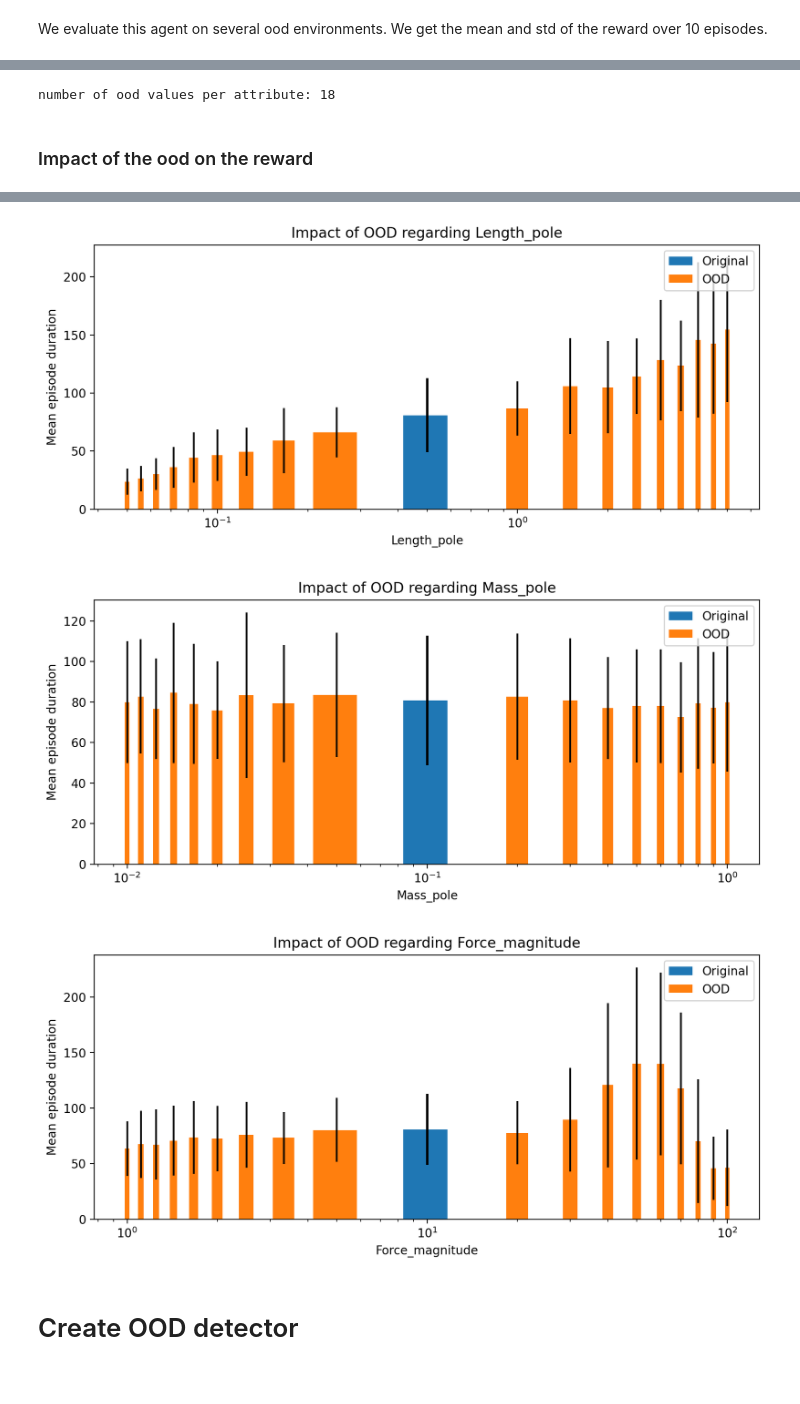
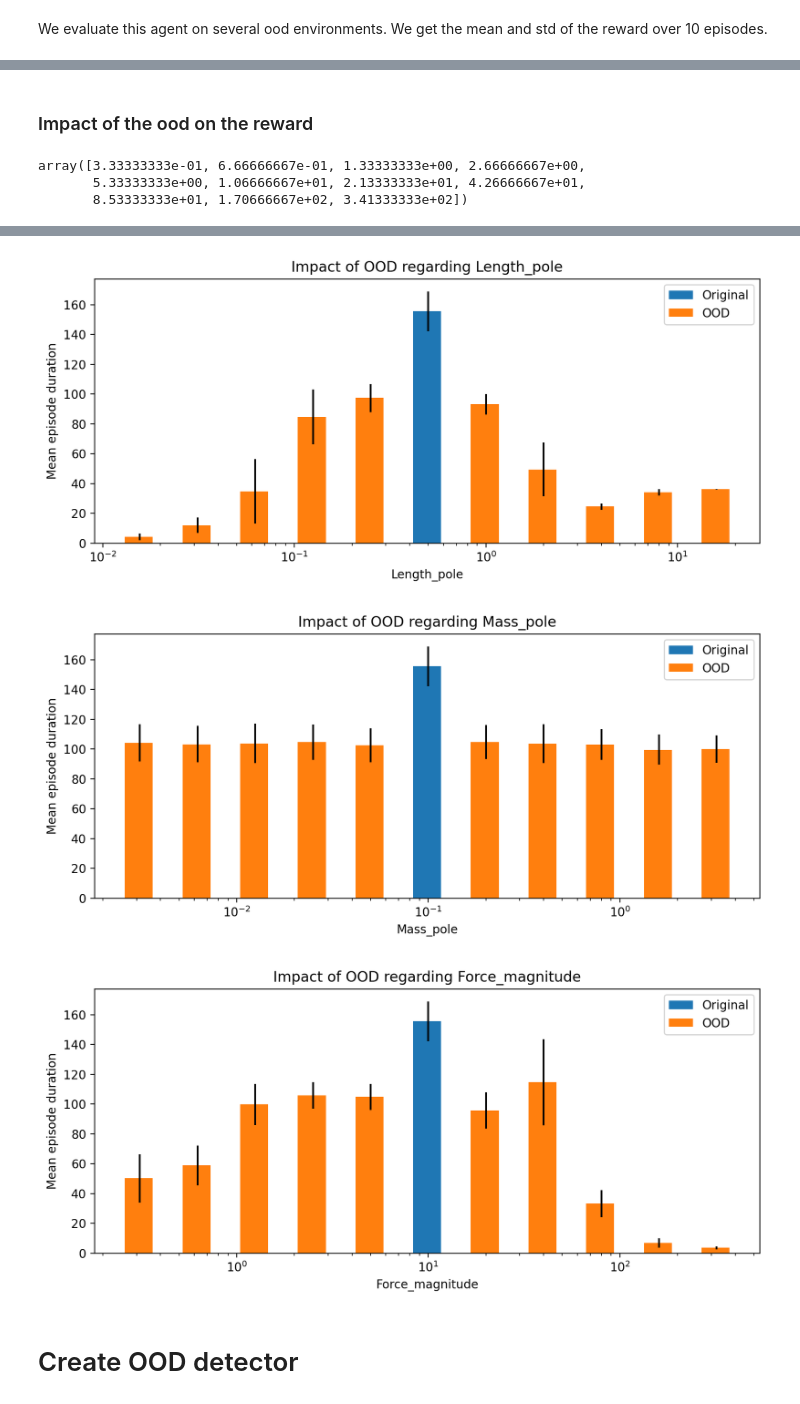
Before and after one commit to ArnaudGardille/RL-OOD-detection, a Jupyter notebook: RL_OOD_detection.ipynb, the cells around one changed output, grey strips where cells are left out. Drawn from its saved outputs; the diff is of its cells as text; code cells hidden in the pictures.

```diff
--- a/RL_OOD_detection.ipynb
+++ b/RL_OOD_detection.ipynb
@@ -15,6 +15,7 @@ default_values
 # %% [markdown]
 Each ood config differs from the defaut environment by only one attribute.
 # %%
+values = create_ood_values(default_values)
 ood_configs = get_ood_configs(default_values, values)
 len(ood_configs)
 # %% [output]
@@ -37,13 +38,16 @@ We train an agent on the original environment, and we evaluate its performances
 # %%
 env = instanciate_cartpole(default_values)
 
-path_agent = path / 'Agents' / 'trained_CartPole_10000'
+path_agent = path / 'Agents' / 'trained_CartPole'
 #if os.path.exists(path_agent):
 #    agent = A2C.load(path_agent)
 #else:
-agent = A2C('MlpPolicy', env)
-agent.learn(10000)
-agent.save(path_agent)
+try:
+    agent = A2C.load(path_agent, env=env)
+except:
+    agent = A2C('MlpPolicy', env)
+    agent.learn(10000)
+    agent.save(path_agent)
 
-evaluate(env, agent, nb_episodes=10, render=False)
+evaluate(env, agent, nb_episodes=10, render=True)
 # %% [output]
@@ -52,7 +56,6 @@ evaluate(env, agent, nb_episodes=10, render=False)
 We evaluate this agent on several ood environments. We get the mean and std of the reward over 10 episodes.
 # %%
 ood_env = instanciate_cartpole(ood_configs[0])
-#agent = A2C.load(path/'Agents'/'CartPole-v1.zip', env=ood_env)
-agent = A2C.load(path/'Agents'/'trained_CartPole_10000', env=ood_env)
+agent = A2C.load(path_agent, env=ood_env)
 evaluate(ood_env, agent, render=False)
 # %% [output]
@@ -65,7 +68,5 @@ evaluate(ood_env, agent, render=False)
 # %%
-print("number of ood values per attribute:", len(values['Gravity']))
+#print("number of ood values per attribute:", len(values['Gravity']))
-# %% [output]
-number of ood values per attribute: 18
 # %% [markdown]
 ### Impact of the ood on the reward
 # %%
@@ -74,7 +75,7 @@ results = {}
 std_results = {}
 
 original_env = instanciate_cartpole(default_values)
-agent = A2C.load(path/'Agents'/'trained_CartPole_10000', env=original_env)
+agent = A2C.load(path_agent, env=original_env)
 original_result, original_std_result = evaluate(original_env, agent, render=False)
 
 for config in tqdm(ood_configs):
@@ -83,12 +84,18 @@ for config in tqdm(ood_configs):
         std_results[config['change']] = []
 
     ood_env = instanciate_cartpole(config)
-    agent = A2C.load(path/'Agents'/'trained_CartPole_10000', env=ood_env)
+    agent = A2C.load(path_agent, env=ood_env)
     mean_reward, std_reward = evaluate(ood_env, agent, nb_episodes=100)
 
     results[config['change']].append(mean_reward)
     std_results[config['change']].append(std_reward)
     #print(config, mean_reward)
+# %%
+width
+# %% [output]
+array([3.33333333e-01, 6.66666667e-01, 1.33333333e+00, 2.66666667e+00,
+       5.33333333e+00, 1.06666667e+01, 2.13333333e+01, 4.26666667e+01,
+       8.53333333e+01, 1.70666667e+02, 3.41333333e+02])
 # %%
 for key in results:
     fig, ax = plt.subplots(figsize=(10, 4), dpi=200)
@@ -98,13 +105,12 @@ for key in results:
     labels.append(default_values[key])
     labels = sorted(labels)
 
-    width = np.array(labels[1:]) - np.array(labels[:-1])
-    width /= 3
+    width = np.array([2**i for i in range(-5, 0)] + [2**i for i in range(1, 5+1)]) #np.array(labels[1:]) - np.array(labels[:-1])
+    width *= default_values[key]/3.0
     #print(width, np.array([width[-1]]))
     #width = np.concatenate((width, np.array([width[-1]])))/ 5
     #print(width)
-    ax.bar(default_values[key], original_result, yerr=original_std_result, width=width, label='Original')
-
+    ax.bar(default_values[key], original_result, yerr=original_std_result, width=default_values[key]/3.0, label='Original')
     ax.bar(values[key], results[key], yerr=std_results[key], width=width, label='OOD')
 
     ax.set_xlabel(key)
@@ -122,6 +128,6 @@ for key in results:
-[figure, old version]
+[figure, new version]
-[figure, old version]
+[figure, new version]
-[figure, old version]
+[figure, new version]
 # %% [markdown]
 # Create OOD detector
 # %% [markdown]
```
Also changed, not shown: parts of 31 cells of this notebook, 9 other files.
